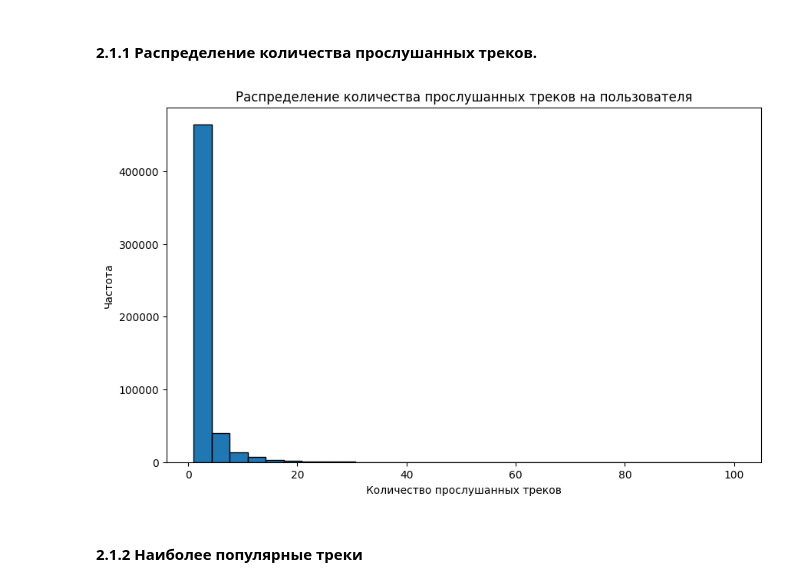
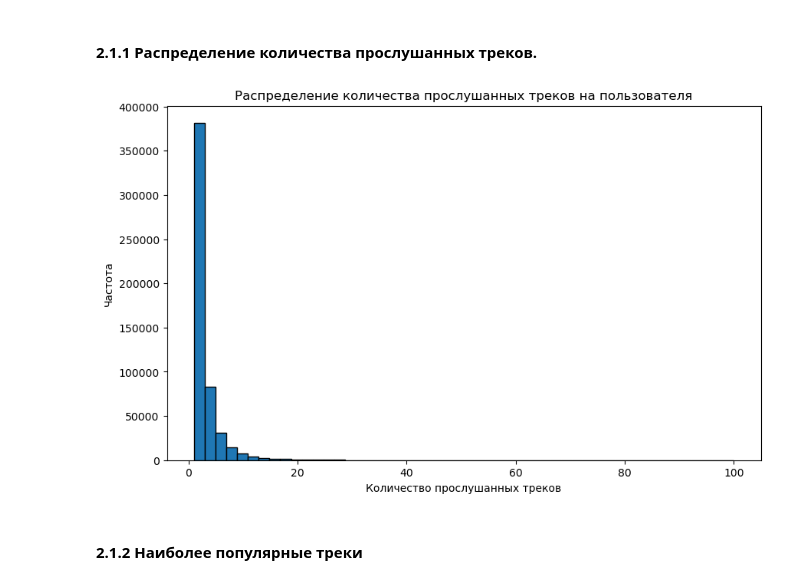
Before and after one commit to tzepart-ml/mle-recsys-project-start, a Jupyter notebook: recommendations.ipynb, the cells around one changed output. Cells and saved outputs as stored; diff of their text form; code cells hidden in the pictures.

```diff
--- a/recommendations.ipynb
+++ b/recommendations.ipynb
@@ -239,13 +242,13 @@ print(upd_unknown_genres)
 user_track_counts = interactions['user_id'].value_counts()
 # %%
 plt.figure(figsize=(10, 6))
-plt.hist(user_track_counts, bins=30, edgecolor='black')
+plt.hist(user_track_counts, bins=50, edgecolor='black')
 plt.title("Распределение количества прослушанных треков на пользователя")
 plt.xlabel("Количество прослушанных треков")
 plt.ylabel("Частота")
 plt.show()
 # %% [output]
-[figure, old version]
+[figure, new version]
 # %% [markdown]
 #### 2.1.2 Наиболее популярные треки
 # %%
```
Also changed, not shown: parts of 14 cells of this notebook.
